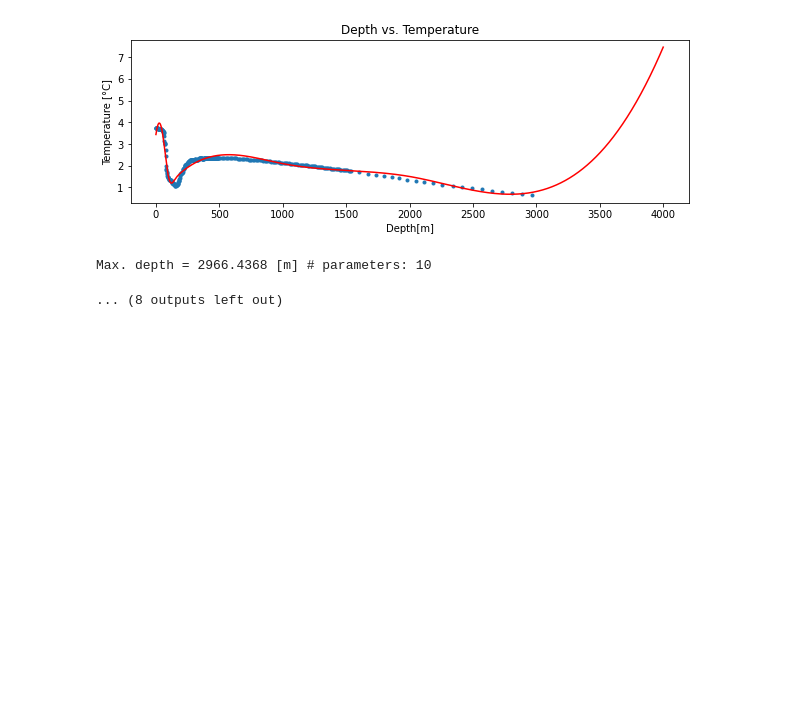
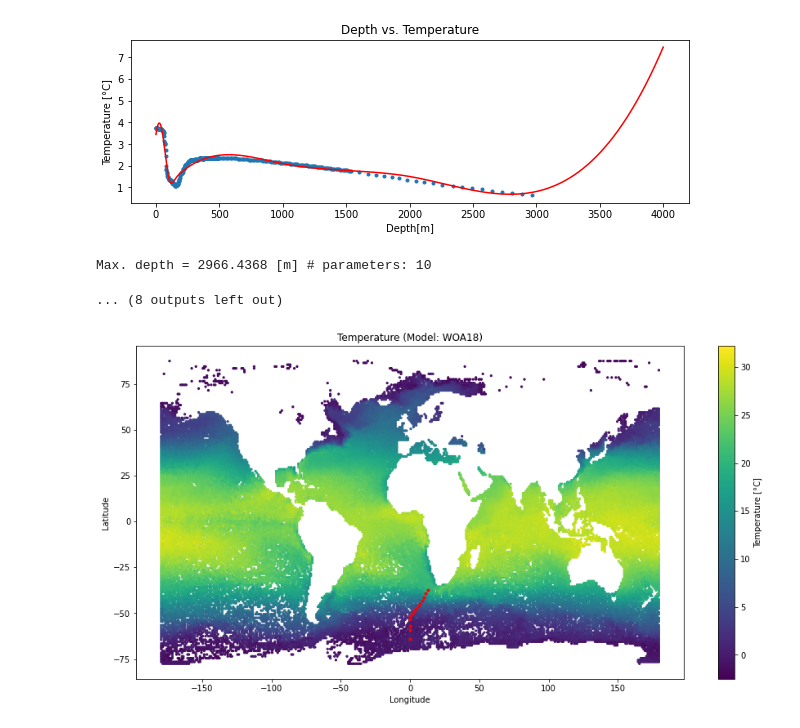
Before and after one commit to najona/st_height, a Jupyter notebook: st_height/paramTS.ipynb, the cells around one changed output. Cells and saved outputs as stored; diff of their text form; code cells hidden in the pictures; blank space fills up the shorter version.

```diff
--- a/st_height/paramTS.ipynb
+++ b/st_height/paramTS.ipynb
@@ -553,3 +617,25 @@ Max. depth = 2965.5022 [m] # parameters: 10
 [figure]
 Max. depth = 2966.4368 [m] # parameters: 10
 ... (8 outputs left out)
+# %%
+lo_m = []
+la_m = []
+T_m = []
+for i in range(len(long_model)):
+    for j in range(lat_model.size):
+        lo_m.append(long_model[i])
+        la_m.append(lat_model[j])
+        T_m.append(t_mn[0,0,j,i])
+
+marker_size=5
+plt.figure(figsize=(15,7.5))
+plt.scatter(lo_m, la_m, marker_size, c=T_m)
+plt.plot(degE, degN, 'r.')
+plt.title("Temperature (Model: WOA18)")
+plt.xlabel("Longitude")
+plt.ylabel("Latitude")
+cbar= plt.colorbar()
+cbar.set_label("Temperature [°C]")
+plt.show()
+# %% [output]
+[figure, added]
```
Also changed, not shown: parts of 7 cells of this notebook.
